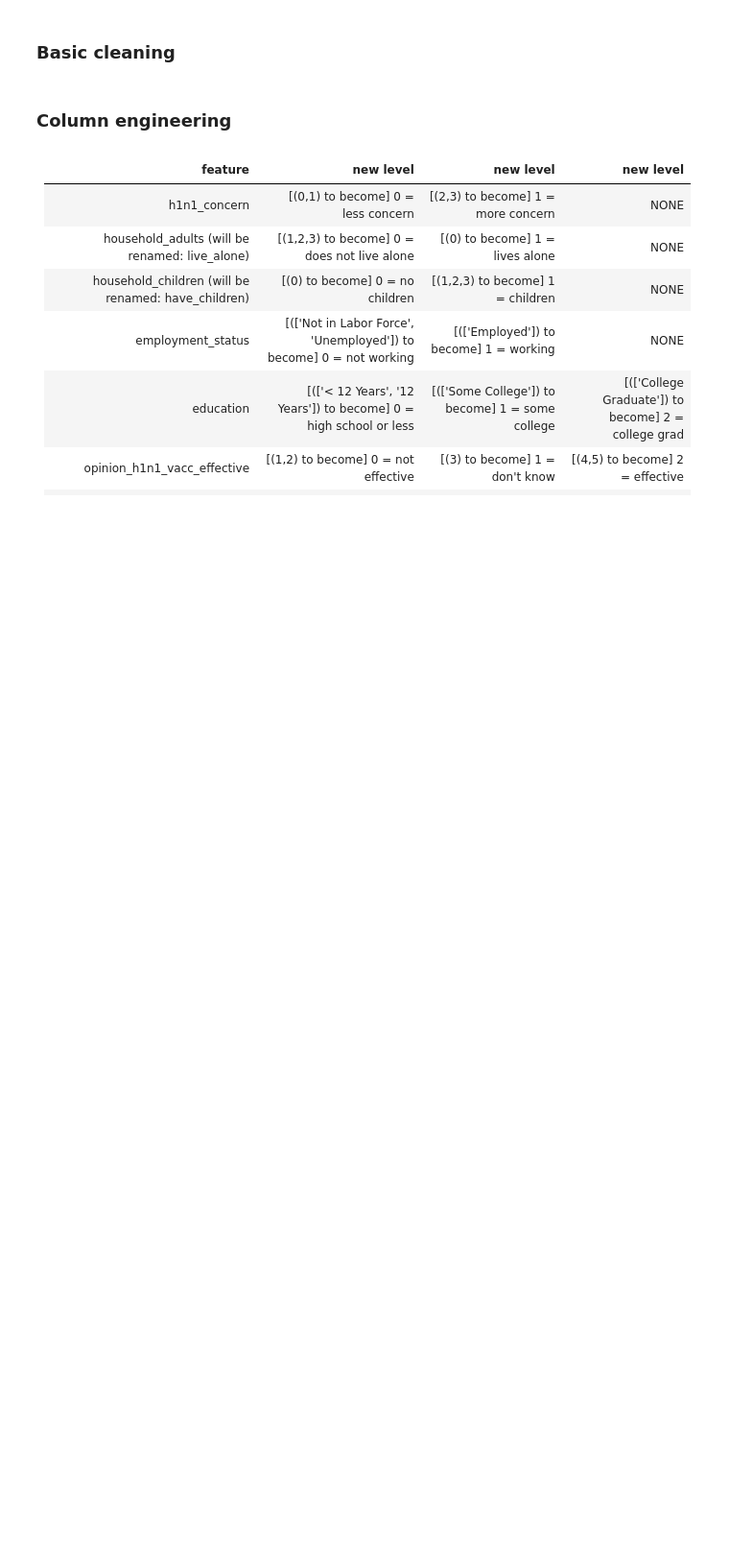
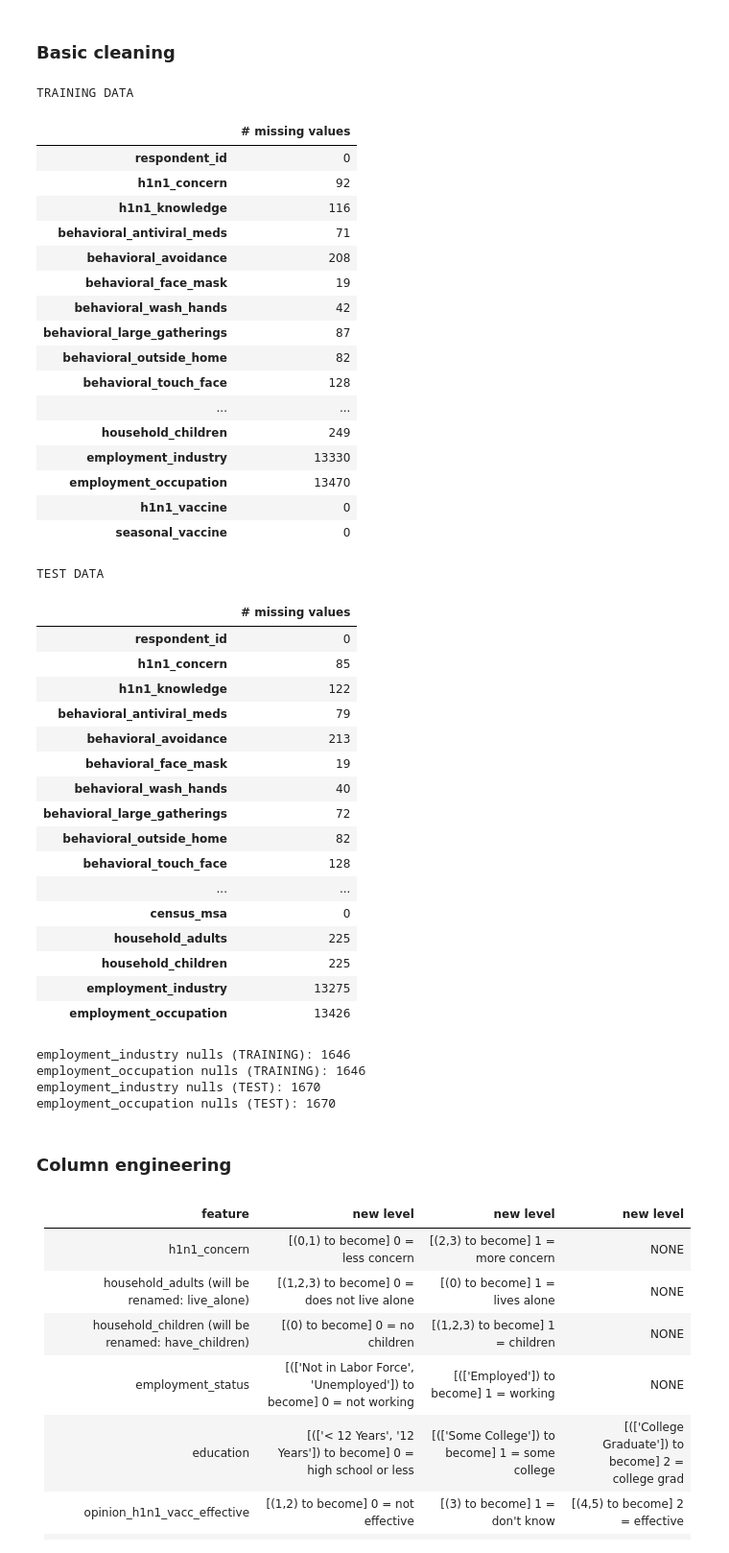
Before and after one commit to sharon-agai/flu-vaccine-prediction, a Jupyter notebook: flu_main.ipynb, the cells around one changed output. Shown at 96% size. Drawn from its saved outputs; the diff is of its cells as text; code cells hidden in the pictures; blank space fills up the shorter version.

```diff
--- a/flu_main.ipynb
+++ b/flu_main.ipynb
@@ -56,25 +77,67 @@ train = pd.concat([train_features, train_labels.iloc[:,1:]], axis=1)
 ### Basic cleaning
 # %%
 # count null values
-# prep.nullFinder(train, 'TRAINING')
-# prep.nullFinder(test_features, 'TEST')
+prep.nullFinder(train, 'TRAINING')
+prep.nullFinder(test_features, 'TEST')
 
 # reorganize employment_industry, employment_occupation
 # drop health insurance - half of its values are missing
 prep.organize(train)
 prep.organize(test_features)
+# %% [output]
+TRAINING DATA
+|  | # missing values |
+| respondent_id | 0 |
+| h1n1_concern | 92 |
+| h1n1_knowledge | 116 |
+| behavioral_antiviral_meds | 71 |
+| behavioral_avoidance | 208 |
+| behavioral_face_mask | 19 |
+| behavioral_wash_hands | 42 |
+| behavioral_large_gatherings | 87 |
+| behavioral_outside_home | 82 |
+| behavioral_touch_face | 128 |
+| ... | ... |
+| household_children | 249 |
+| employment_industry | 13330 |
+| employment_occupation | 13470 |
+| h1n1_vaccine | 0 |
+| seasonal_vaccine | 0 |
+TEST DATA
+|  | # missing values |
+| respondent_id | 0 |
+| h1n1_concern | 85 |
+| h1n1_knowledge | 122 |
+| behavioral_antiviral_meds | 79 |
+| behavioral_avoidance | 213 |
+| behavioral_face_mask | 19 |
+| behavioral_wash_hands | 40 |
+| behavioral_large_gatherings | 72 |
+| behavioral_outside_home | 82 |
+| behavioral_touch_face | 128 |
+| ... | ... |
+| census_msa | 0 |
+| household_adults | 225 |
+| household_children | 225 |
+| employment_industry | 13275 |
+| employment_occupation | 13426 |
 # %%
-# # recheck the number of null values in employment_industry and employment_occupation - did manipulating these columns
-# # based on employment_status help?
+# recheck the number of null values in employment_industry and employment_occupation - did manipulating these columns
+# based on employment_status help?
 
-# print('employment_industry nulls (TRAINING): {}'.format(
-#     len(train['employment_industry']) - train['employment_industry'].count()))
-# print('employment_occupation nulls (TRAINING): {}'.format(
-#     len(train['employment_industry']) - train['employment_industry'].count()))
-# print('employment_industry nulls (TEST): {}'.format(
-#     len(test_features['employment_industry']) - test_features['employment_industry'].count()))
-# print('employment_occupation nulls (TEST): {}'.format(
-#     len(test_features['employment_industry']) - test_features['employment_industry'].count()))
+print('employment_industry nulls (TRAINING): {}'.format(
+    len(train['employment_industry']) - train['employment_industry'].count()))
+print('employment_occupation nulls (TRAINING): {}'.format(
+    len(train['employment_industry']) - train['employment_industry'].count()))
+print('employment_industry nulls (TEST): {}'.format(
+    len(test_features['employment_industry']) - test_features['employment_industry'].count()))
+print('employment_occupation nulls (TEST): {}'.format(
+    len(test_features['employment_industry']) - test_features['employment_industry'].count()))
+# %% [output]
+employment_industry nulls (TRAINING): 1646
+employment_occupation nulls (TRAINING): 1646
+employment_industry nulls (TEST): 1670
+employment_occupation nulls (TEST): 1670
 # %%
 # drop duplicates, drop respondent_id because that won't help us classify this data
 train.drop(['respondent_id'], axis=1, inplace=True)
```
Also changed, not shown: parts of 34 cells of this notebook.
